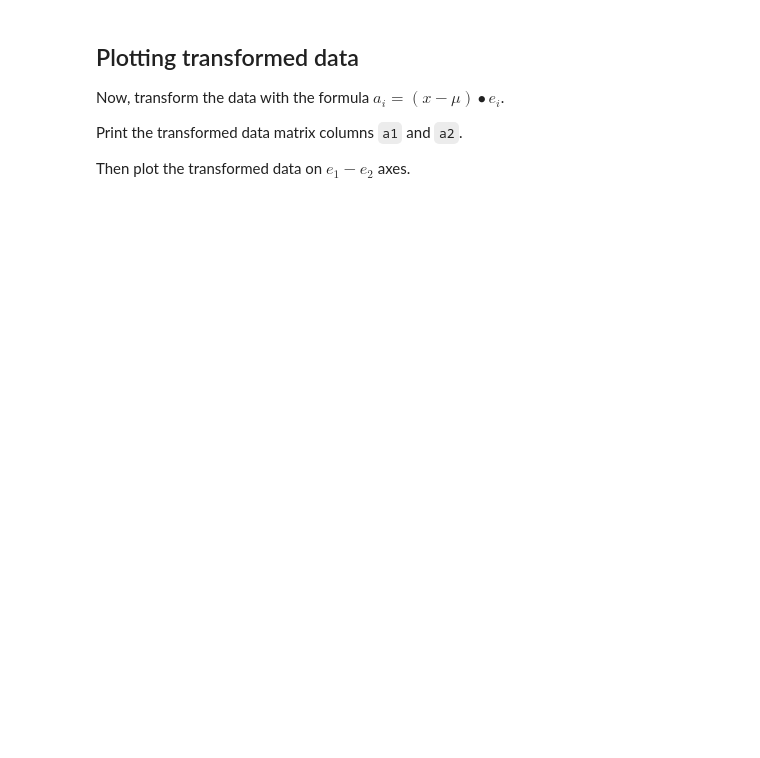
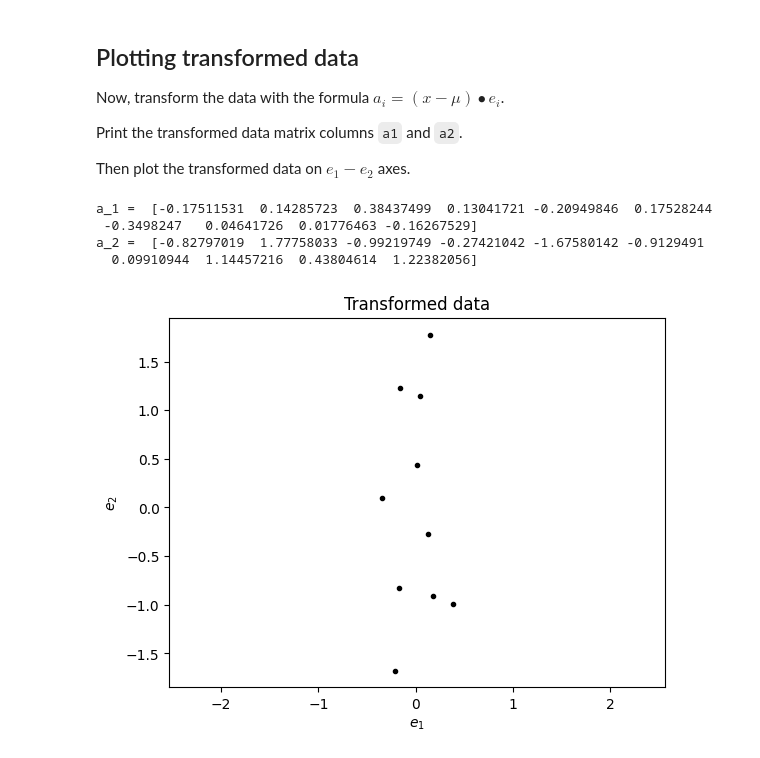
Before and after one commit to zsqu4re/ML-for-engineers, a Jupyter notebook: HW12/HW12/M12-L1-P1.ipynb, the cells around one changed output. Cells and saved outputs as stored; diff of their text form; code cells hidden in the pictures; blank space fills up the shorter version.

```diff
--- a/HW12/HW12/M12-L1-P1.ipynb
+++ b/HW12/HW12/M12-L1-P1.ipynb
@@ -22,16 +22,20 @@ The principal components in this problem are then `e1` and `e2`.
 print('X:\n', X)
 
 # YOUR CODE GOES HERE: Compute M
+M = np.mean(X ,axis = 0)
 print('\nMean of each dimension:\n', M)
 
 # YOUR CODE GOES HERE: Compute S
+S = np.cov(X.T)
 print('\nCovariance Matrix:\n', S)
 
 
 # YOUR CODE GOES HERE: Compute w
+w,e = np.linalg.eig(S)
 print('\nEigenvalues of covariance matrix:\n',w)
 
 # YOUR CODE GOES HERE: Compute e1, e2
+e1,e2 = e.T
 print('\nPrincipal Components:')
 print('e1:',e1)
 print('e2:',e2)
@@ -63,17 +87,27 @@ Print the transformed data matrix columns `a1` and `a2`.
 Then plot the transformed data on $e_1-e_2$ axes.
 # %%
 # YOUR CODE GOES HERE: Compute a1, a2
+
+a1 = np.dot((X - M),e1)
+a2 = np.dot((X - M),e2)
 
 print("a_1 = ",a1)
 print("a_2 = ",a2)
 
 plt.figure()
 plt.title("Transformed data")
 
 e1, e2 = e1.flatten(), e2.flatten()
 # YOUR CODE GOES HERE: Plot transformed data
 
+plt.plot(a1,a2,'.',color="black", label="Data")
 plt.xlabel("$e_1$")
 plt.ylabel("$e_2$")
 plt.axis("equal")
 plt.show()
+# %% [output]
+a_1 =  [-0.17511531  0.14285723  0.38437499  0.13041721 -0.20949846  0.17528244
+ -0.3498247   0.04641726  0.01776463 -0.16267529]
+a_2 =  [-0.82797019  1.77758033 -0.99219749 -0.27421042 -1.67580142 -0.9129491
+  0.09910944  1.14457216  0.43804614  1.22382056]
+[figure, added]
```
Also changed, not shown: parts of 2 cells of this notebook, 8 other files.
